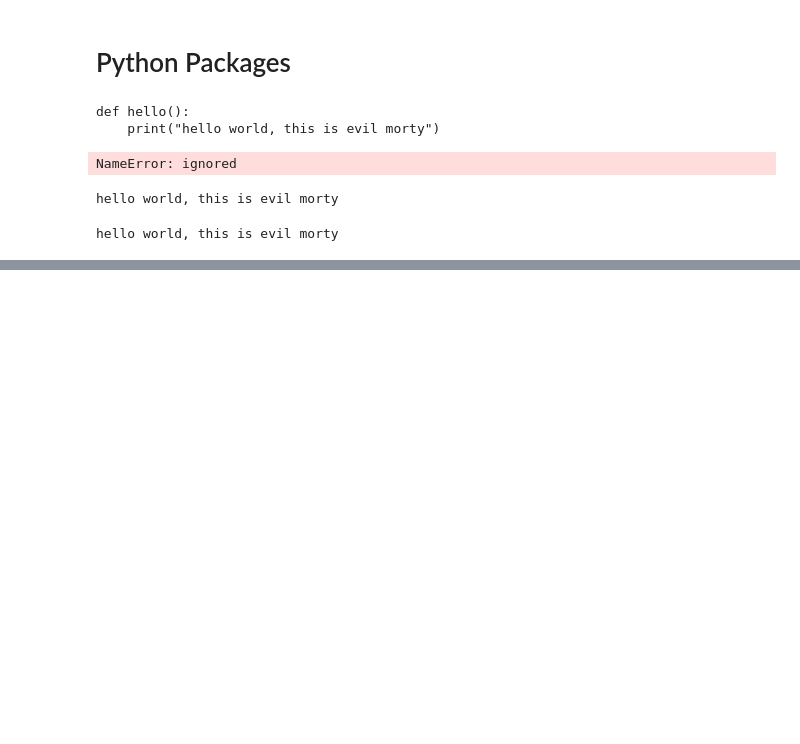
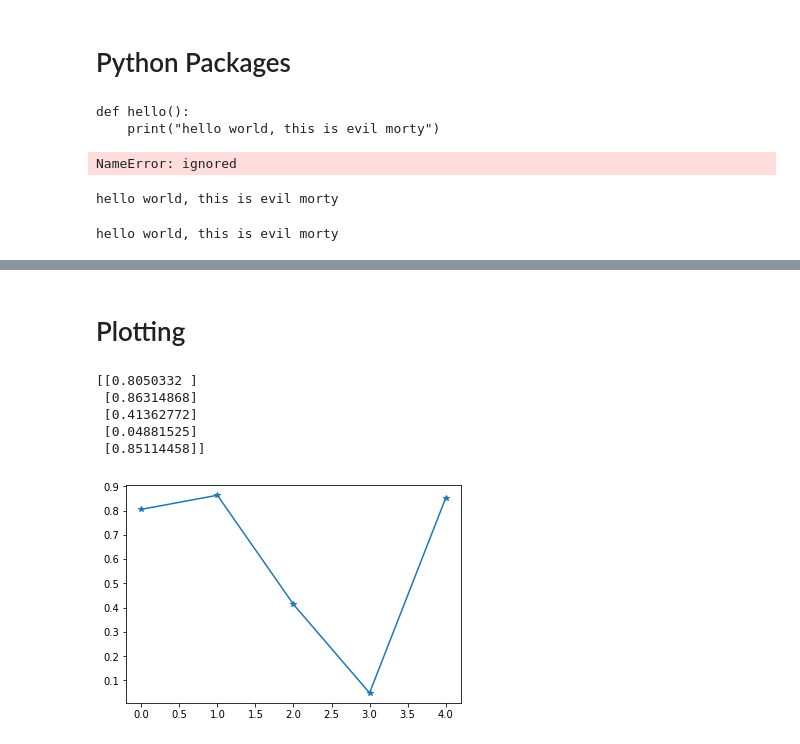
Before and after one commit to leelaakula/padhai-DL, a Jupyter notebook: PythonBasics_DataTypes.ipynb, the cells around one changed output, grey strips where cells are left out. Saved outputs shown, nothing was run; the diff lists cells and outputs as text; code cells hidden in the pictures; blank space fills up the shorter version.

```diff
--- a/PythonBasics_DataTypes.ipynb
+++ b/PythonBasics_DataTypes.ipynb
@@ -206,0 +440,2 @@ hello world, this is evil morty
+# %% [markdown]
+# Plotting
@@ -206,0 +444,14 @@ hello world, this is evil morty
+# %%
+a = np.random.random((5,1))
+print(a)
+# %% [output]
+[[0.8050332 ]
+ [0.86314868]
+ [0.41362772]
+ [0.04881525]
+ [0.85114458]]
+# %%
+plt.plot(a, '*-')
+plt.show()
+# %% [output]
+[figure, added]
```
Also changed, not shown: parts of 80 cells of this notebook.
